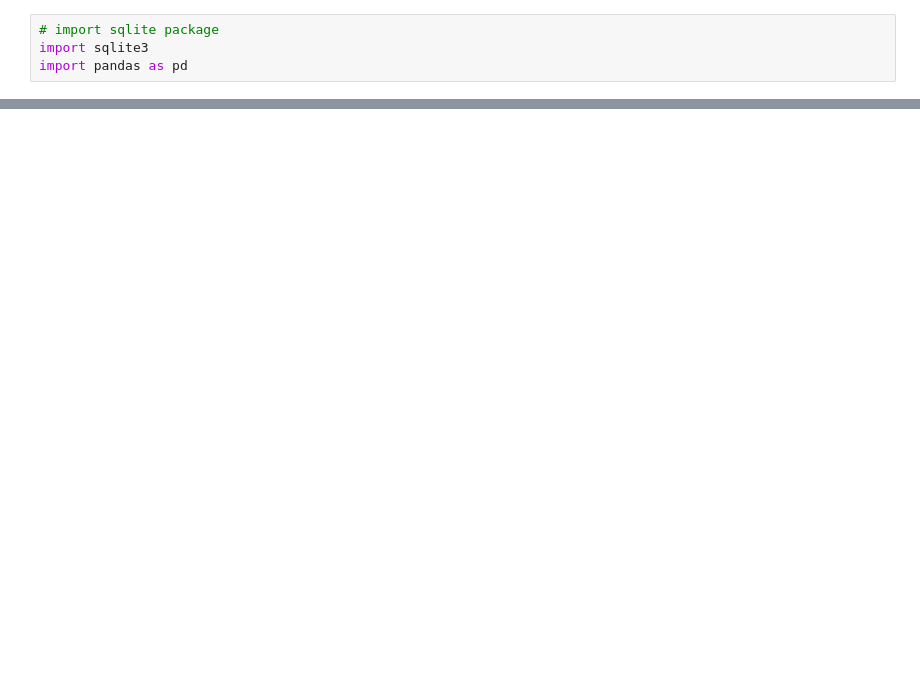
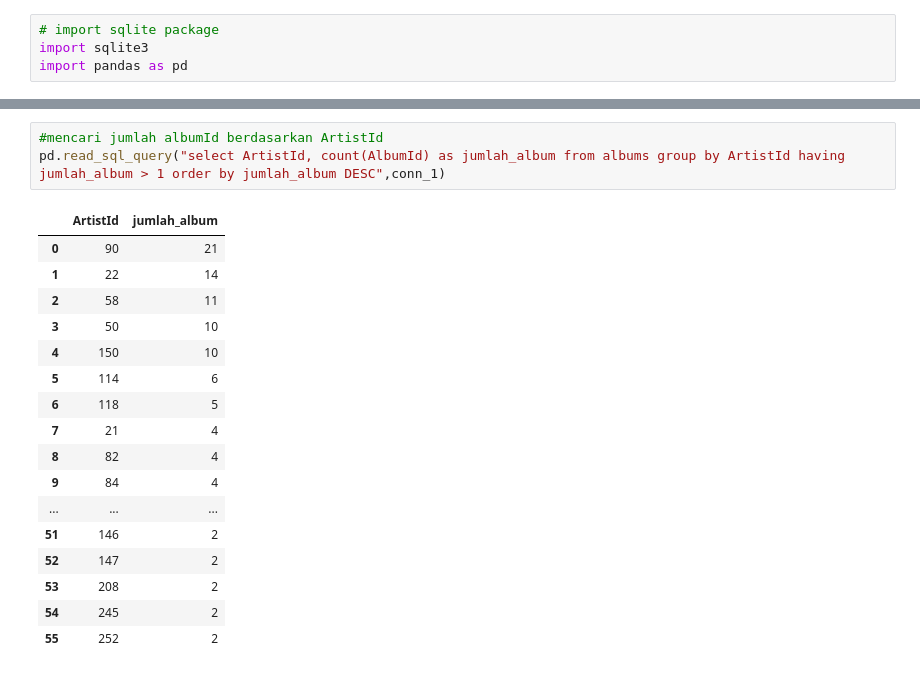
Before and after one commit to simamoradavids99/introduction_python, a Jupyter notebook: sqlite_with_python.ipynb, the cells around one changed output, grey strips where cells are left out. Drawn from its saved outputs; the diff is of its cells as text; blank space fills up the shorter version.

```diff
--- a/sqlite_with_python.ipynb
+++ b/sqlite_with_python.ipynb
@@ -24,0 +255,21 @@ print(cur.fetchall())
+# %%
+#mencari jumlah albumId berdasarkan ArtistId
+pd.read_sql_query("select ArtistId, count(AlbumId) as jumlah_album from albums group by ArtistId having jumlah_album > 1 order by jumlah_album DESC",conn_1)
+# %% [output]
+|  | ArtistId | jumlah_album |
+| 0 | 90 | 21 |
+| 1 | 22 | 14 |
+| 2 | 58 | 11 |
+| 3 | 50 | 10 |
+| 4 | 150 | 10 |
+| 5 | 114 | 6 |
+| 6 | 118 | 5 |
+| 7 | 21 | 4 |
+| 8 | 82 | 4 |
+| 9 | 84 | 4 |
+| ... | ... | ... |
+| 51 | 146 | 2 |
+| 52 | 147 | 2 |
+| 53 | 208 | 2 |
+| 54 | 245 | 2 |
+| 55 | 252 | 2 |
```
Also changed, not shown: parts of 38 cells of this notebook.
